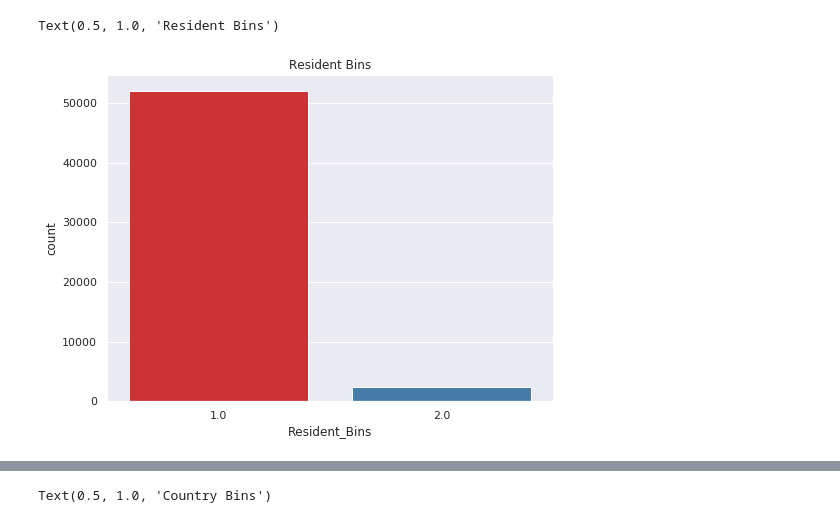
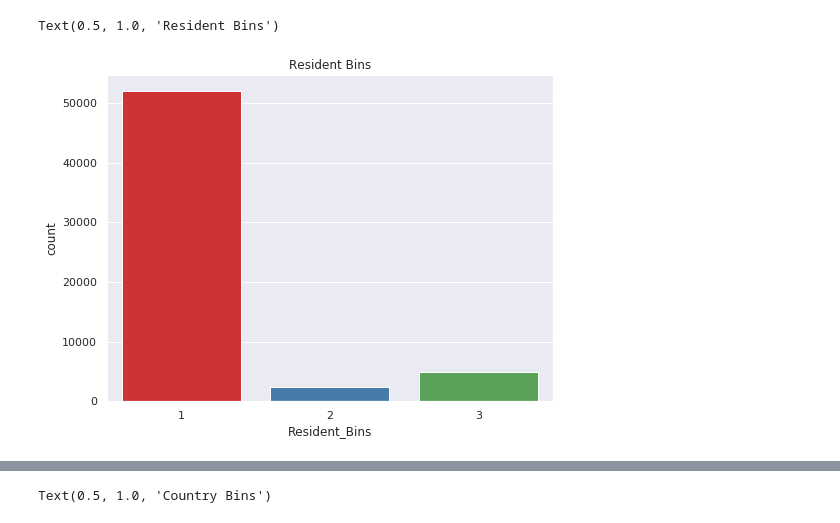
Before and after one commit to Kerry-Clarke/ba590_capstone, a Jupyter notebook: preprocessing.ipynb, the cells around one changed output, grey strips where cells are left out. Saved outputs shown, nothing was run; the diff lists cells and outputs as text; code cells hidden in the pictures.

```diff
--- a/preprocessing.ipynb
+++ b/preprocessing.ipynb
@@ -87,3 +137,5 @@ Index(['ACT', 'SAT Math USE', 'SAT Reading USE', 'RGPA', 'Class Rank',
+# %%
+df = pd.concat([df, dfc], axis=1, join='inner')
 # %%
 # count how many missing values each feature in the main dataframe has
 names = []
@@ -117,0 +170,4 @@ dtype: int64]
+# %%
+# filter out Rating
+dfr = df.filter(['Rating'], axis=1)
+dfr.head()
@@ -117,0 +181,4 @@ dtype: int64]
+# %%
+# impute Rating with the mode
+dfr['Rating'].fillna(dfr['Rating'].median(), inplace=True)
+dfr.head()
@@ -118,3 +192,5 @@ dtype: int64]
+# %%
+df['Rating'] = dfr['Rating']
 # %%
 # function for assigning college bins
 def assign_college_bins(College):
@@ -307,18 +382,20 @@ Text(0.5, 1.0, 'Degree Type Bins')
 # %%
 # Resident Bins
 def assign_resident_bins(RES):
     if RES == 'R':
         return(1)
     if RES == 'C' or RES == np.nan:
         return(2)
+    else:
+        return(3)
 
 # Applying resident bins function to the DataFrame
 df['Resident_Bins'] = df['RES'].apply(assign_resident_bins)
 
 # verifying Resident Bins
 fig = plt.figure(figsize=(8,6))
 ax = sns.countplot(x="Resident_Bins", data=df, palette='Set1')
 plt.title('Resident Bins')
 # %% [output]
 Text(0.5, 1.0, 'Resident Bins')
-[figure, old version]
+[figure, new version]
```
Also changed, not shown: parts of 59 cells of this notebook, 5 other files.
